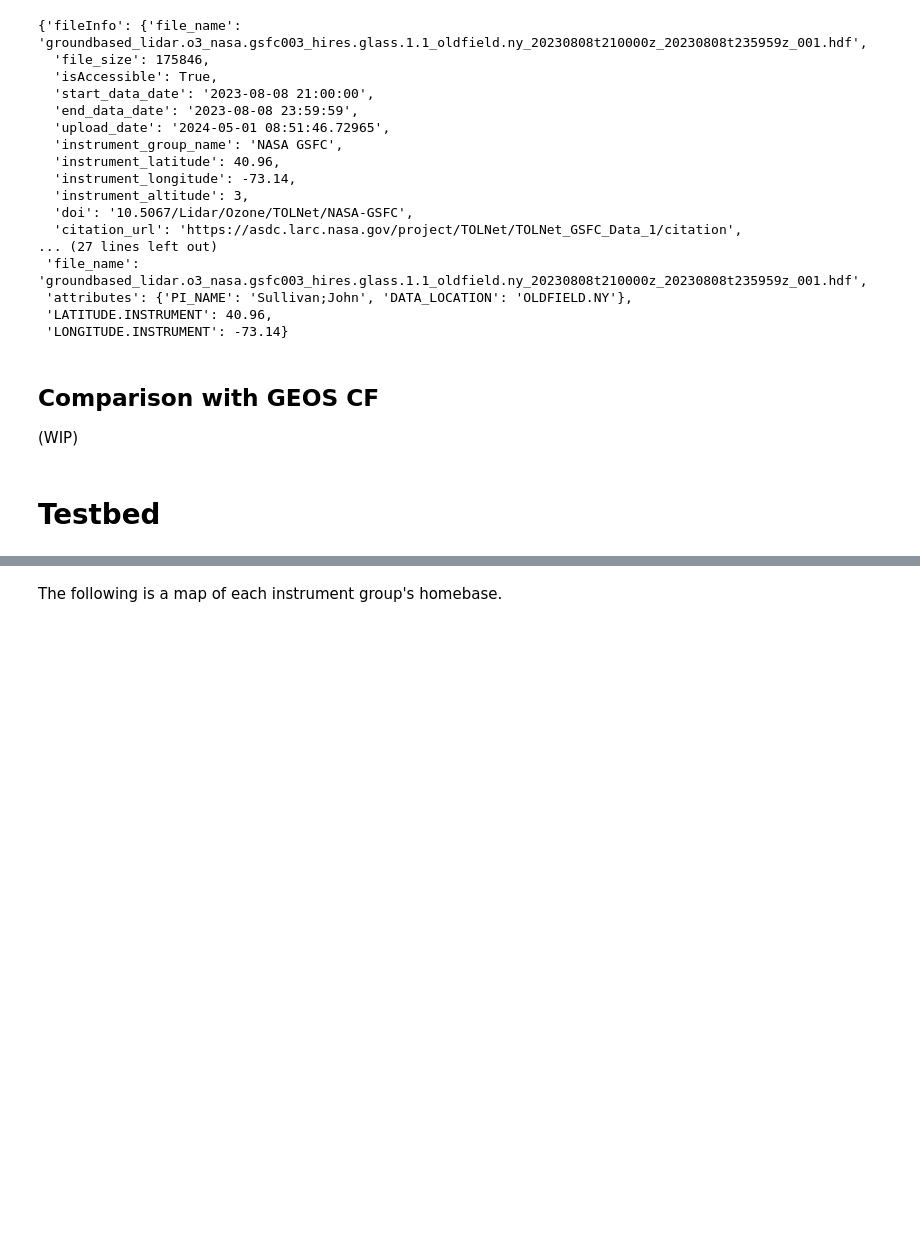
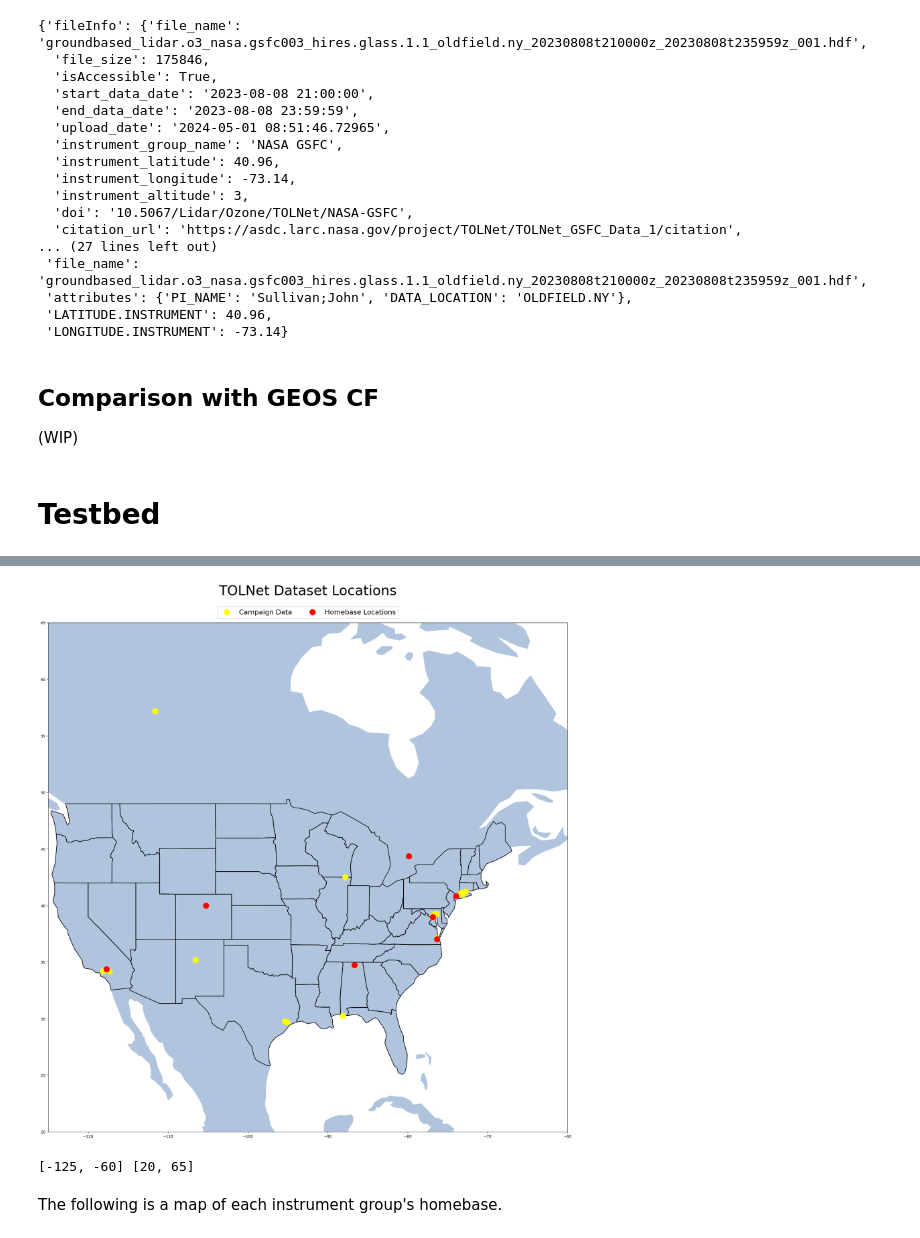
Before and after one commit to moroots/TOLNET_DEMO, a Jupyter notebook: Examples.ipynb, the cells around one changed output, grey strips where cells are left out. Cells and saved outputs as stored; diff of their text form; code cells hidden in the pictures; blank space fills up the shorter version.

```diff
--- a/Examples.ipynb
+++ b/Examples.ipynb
@@ -270,10 +270,10 @@ def get_files_list():
         i += 1
         url = f"https://tolnet.larc.nasa.gov/api/data/{i}?&order=data_date&order_direction=desc"
         response = requests.get(url)
-        """
+
         if i % 10 == 0:
             print(i)
-            """
+
 
     df = pd.concat(data_frames, ignore_index=True)
     df["start_data_date"] = pd.to_datetime(df["start_data_date"])
@@ -304,6 +322,34 @@ import pandas
 import matplotlib.pyplot as plt
 # %%
 earth = geopandas.read_file(geodatasets.get_path("naturalearth.land"))
+# %%
+xlims, ylims = [-125, -60], [20, 65]
+
+stations = [
+    {'name': 'ECCC', 'latitude': 44.371, 'longitude': -79.851},
+    {'name': 'NASA GSFC', 'latitude': 38.99, 'longitude': -76.84},
+    {'name': 'NOAA ESRL/CSL', 'latitude': 39.99, 'longitude': -105.26},
+    {'name': 'UAH', 'latitude': 34.73, 'longitude': -86.65},
+    {'name': 'CCNY', 'latitude': 40.821, 'longitude': -73.949},
+    {'name': 'Hampton U', 'latitude': 37.02, 'longitude': -76.34},
+    {'name': 'NASA JPL', 'latitude': 34.38, 'longitude': -117.68}]
+
+homebases = pandas.DataFrame(stations)
+fig, ax = plt.subplots(figsize=(20, 20), layout="tight")
+plt.title("TOLNet Dataset Locations", fontsize=36, loc="center", y=1.05)
+earth.plot(ax=ax, color="lightsteelblue")
+states.boundary.plot(ax=ax, color="black")
+plt.plot(longs, lats, "o", color="yellow", markersize=15, label="Campaign Data")
+plt.plot(homebases['longitude'], homebases['latitude'], "o", color="red", markersize=15, label="Homebase Locations")
+
+plt.ylim(ylims)
+plt.xlim(xlims)
+ax.legend(ncols=2, bbox_to_anchor=(0.5, 1.02), loc="center", fontsize=18)
+plt.show()
+print(xlims, ylims)
+# %% [output]
+[figure, added]
+[-125, -60] [20, 65]
 # %% [markdown]
 The following is a map of each instrument group's homebase.
 # %%
```
Also changed, not shown: parts of 2 cells of this notebook.
